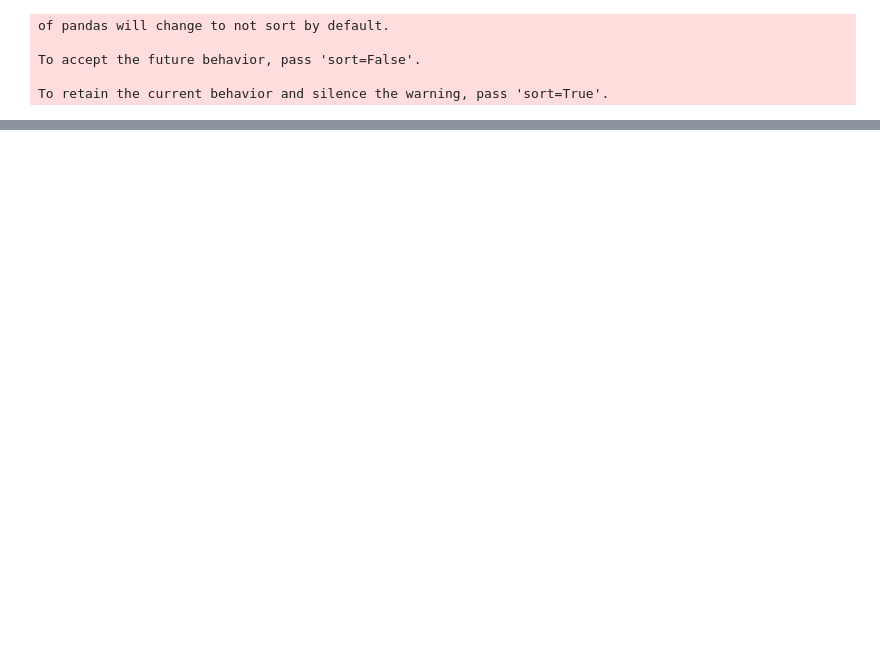
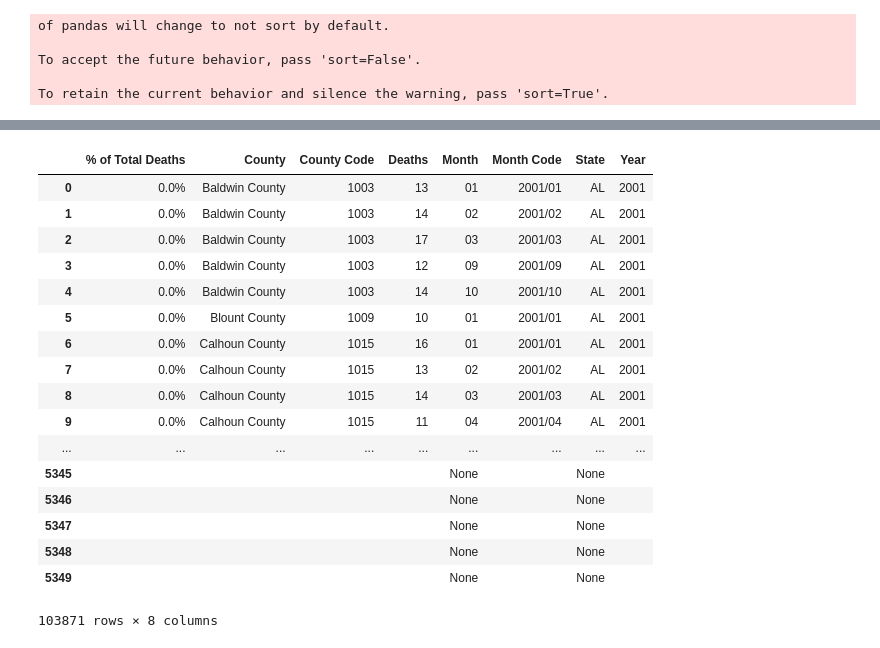
Before and after one commit to nghitrampham/CSE583_FinalProject, a Jupyter notebook: healthdata_cleanup.ipynb, the cells around one changed output, grey strips where cells are left out. Saved outputs shown, nothing was run; the diff lists cells and outputs as text; code cells hidden in the pictures; blank space fills up the shorter version.

```diff
--- a/healthdata_cleanup.ipynb
+++ b/healthdata_cleanup.ipynb
@@ -66,0 +105,21 @@ state_pops_2010['County'] = new_county_name[0]
+# %%
+counties_data
+# %% [output]
+|  | % of Total Deaths | County | County Code | Deaths | Month | Month Code | State | Year |
+| 0 | 0.0% | Baldwin County | 1003 | 13 | 01 | 2001/01 | AL | 2001 |
+| 1 | 0.0% | Baldwin County | 1003 | 14 | 02 | 2001/02 | AL | 2001 |
+| 2 | 0.0% | Baldwin County | 1003 | 17 | 03 | 2001/03 | AL | 2001 |
+| 3 | 0.0% | Baldwin County | 1003 | 12 | 09 | 2001/09 | AL | 2001 |
+| 4 | 0.0% | Baldwin County | 1003 | 14 | 10 | 2001/10 | AL | 2001 |
+| 5 | 0.0% | Blount County | 1009 | 10 | 01 | 2001/01 | AL | 2001 |
+| 6 | 0.0% | Calhoun County | 1015 | 16 | 01 | 2001/01 | AL | 2001 |
+| 7 | 0.0% | Calhoun County | 1015 | 13 | 02 | 2001/02 | AL | 2001 |
+| 8 | 0.0% | Calhoun County | 1015 | 14 | 03 | 2001/03 | AL | 2001 |
+| 9 | 0.0% | Calhoun County | 1015 | 11 | 04 | 2001/04 | AL | 2001 |
+| ... | ... | ... | ... | ... | ... | ... | ... | ... |
+| 5345 |  |  |  |  | None |  | None |  |
+| 5346 |  |  |  |  | None |  | None |  |
+| 5347 |  |  |  |  | None |  | None |  |
+| 5348 |  |  |  |  | None |  | None |  |
+| 5349 |  |  |  |  | None |  | None |  |
+103871 rows × 8 columns
```
Also changed, not shown: parts of 15 cells of this notebook.
